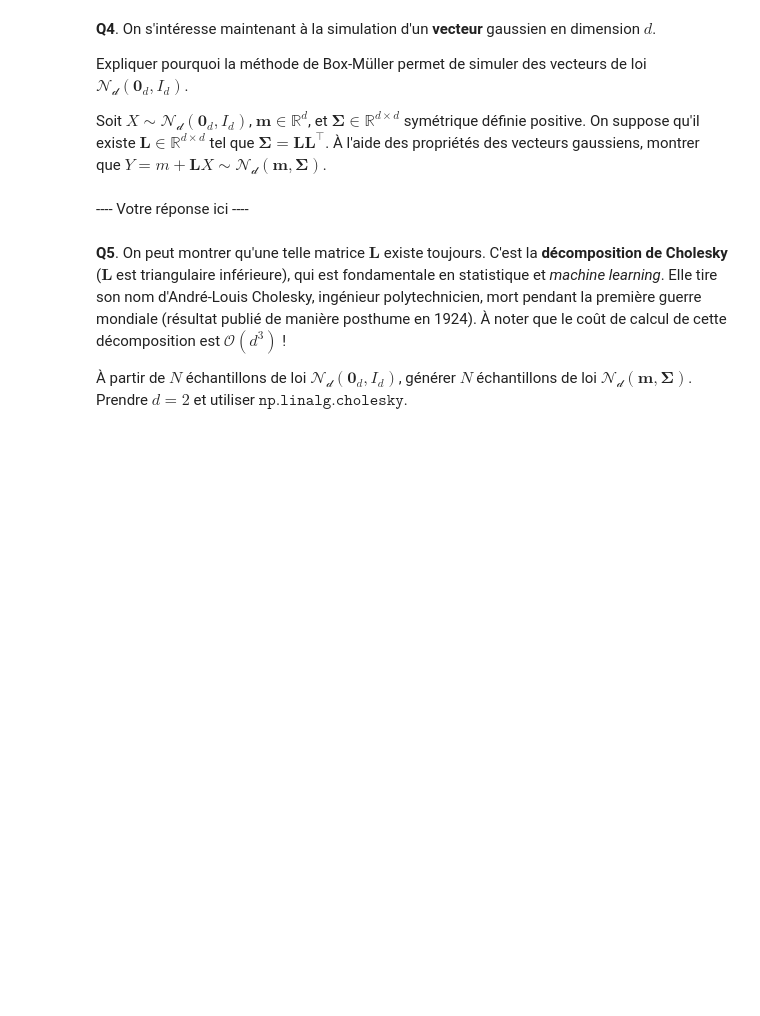
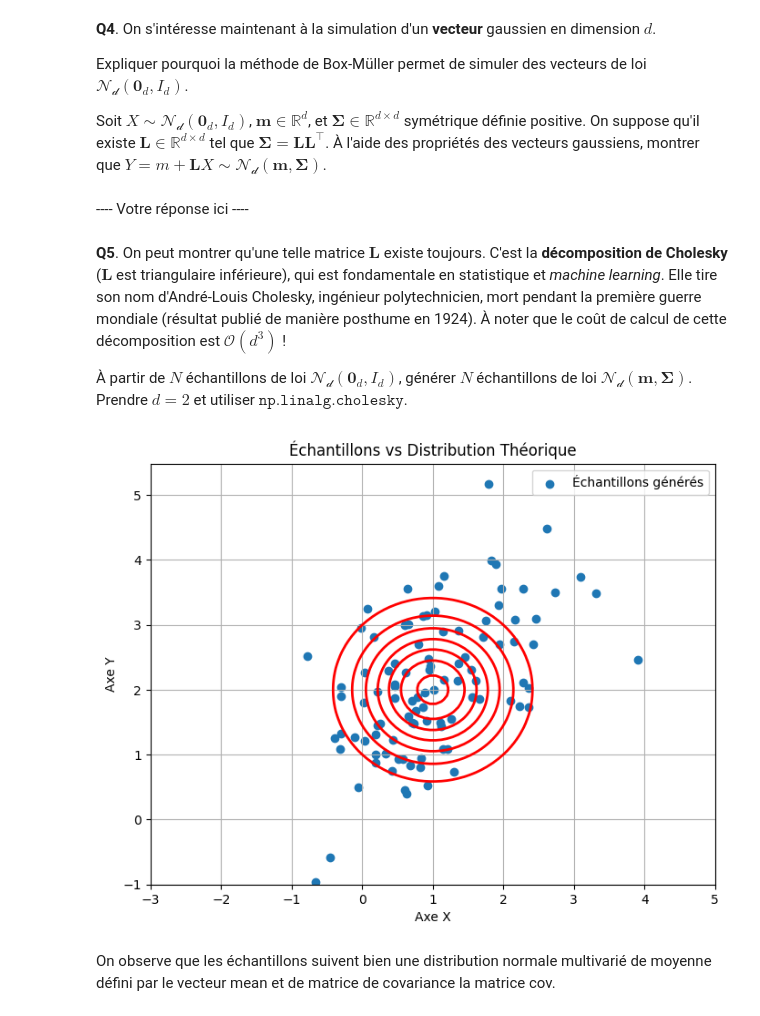
Before and after one commit to jeremdesno/python_sdia, a Jupyter notebook: Estim_stat/tp1a-rv.ipynb, the cells around one changed output. Saved outputs shown, nothing was run; the diff lists cells and outputs as text; code cells hidden in the pictures; blank space fills up the shorter version.

```diff
--- a/Estim_stat/tp1a-rv.ipynb
+++ b/Estim_stat/tp1a-rv.ipynb
@@ -232,0 +271,38 @@ Soit $X \sim \mathcal{N_d}(\mathbf{0}_d, I_d)$, $\mathbf{m} \in \mathbb{R}^d$, e
+# %%
+d = 2
+N = 100
+mean = np.array([1.0, 2.0])
+cov = np.array([[1.0, 0.5], [0.5, 1.0]])
+
+# Génération d'échantillons de loi N_d(0, I_d)
+samples_standard = np.random.randn(N, d)
+
+# Calcul de la décomposition de Cholesky de la matrice de covariance
+cholesky_matrix = np.linalg.cholesky(cov)
+
+# Transformation des échantillons en utilisant la décomposition de Cholesky
+L_norm_d = samples_standard @ cholesky_matrix.T + mean
+
+# Plot des échantillons
+plt.figure(figsize=(8, 6))
+plt.scatter(L_norm_d[:, 0], L_norm_d[:, 1], label='Échantillons générés')
+plt.xlabel('Axe X')
+plt.ylabel('Axe Y')
+
+# Plot de la distribution théorique
+x = np.linspace(-3, 5, 100)
+y = np.linspace(-1, 5, 100)
+X, Y = np.meshgrid(x, y)
+theoretical_density = (1.0 / (2 * np.pi * np.sqrt(np.linalg.det(cov)))) * \
+    np.exp(-0.5 * (X - mean[0])**2 * (cov[0, 0]**-1 + cov[1, 0] * cov[0, 1]**-1) - \
+             0.5 * (Y - mean[1])**2 * (cov[1, 1]**-1 + cov[0, 1] * cov[0, 1]**-1))
+
+plt.contour(X, Y, theoretical_density, levels = 7, colors='r', linewidths=2)
+plt.legend()
+plt.title('Échantillons vs Distribution Théorique')
+plt.grid(True)
+plt.show()
+# %% [output]
+[figure, added]
+# %% [markdown]
+On observe que les échantillons suivent bien une distribution normale multivarié de moyenne défini par le vecteur mean et de matrice de covariance la matrice cov.
```
Also changed, not shown: parts of 6 cells of this notebook.
